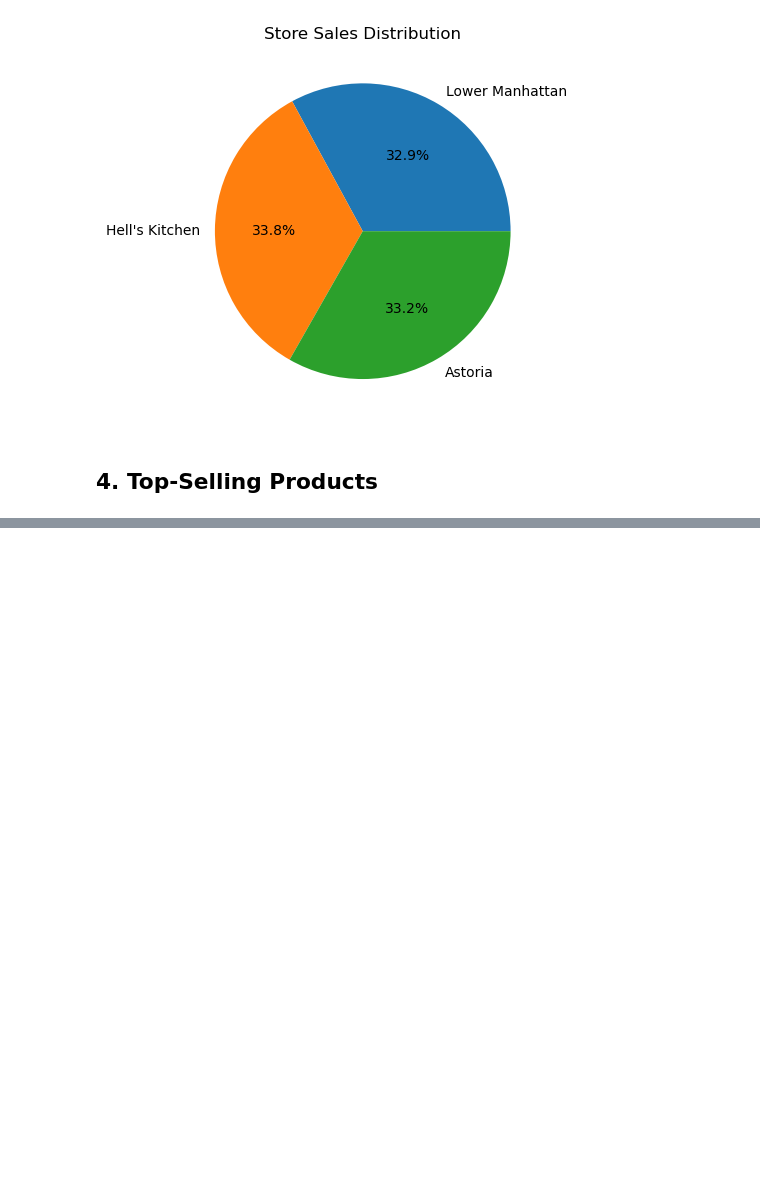
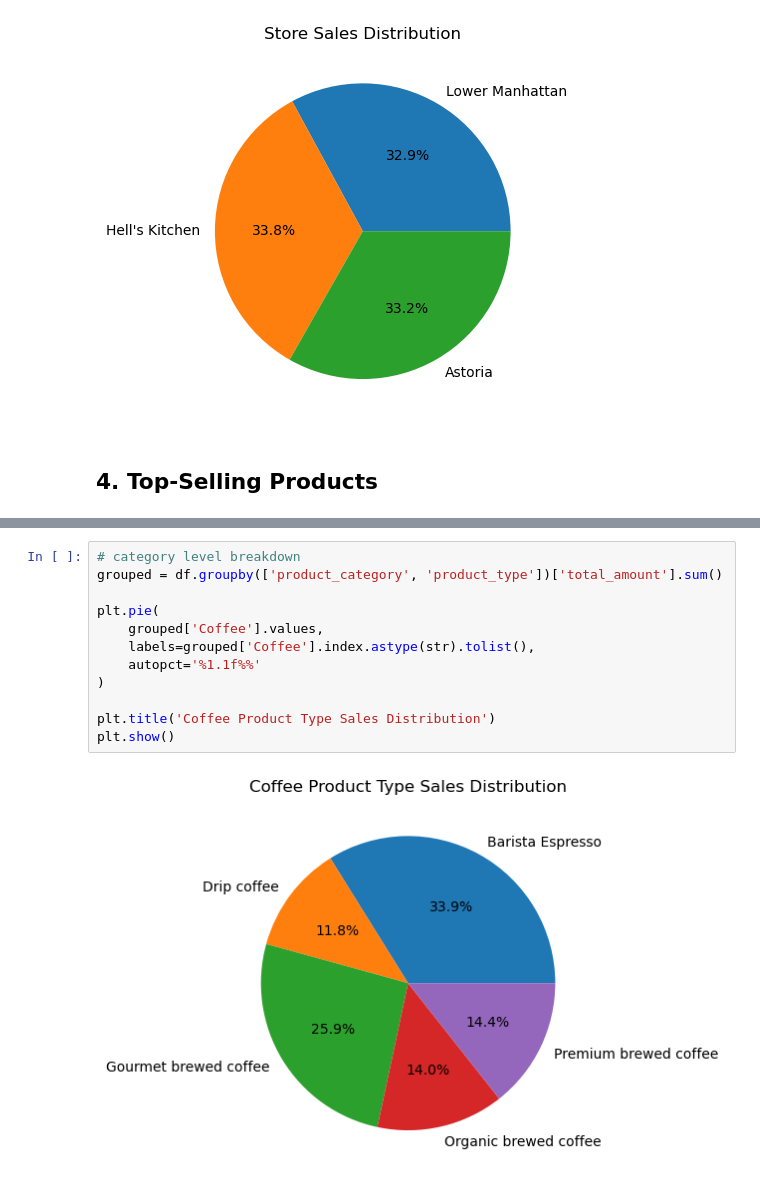
Before and after one commit to Priyanshu501/BrewedIQ, a Jupyter notebook: analysis.ipynb, the cells around one changed output, grey strips where cells are left out. Saved outputs shown, nothing was run; the diff lists cells and outputs as text; blank space fills up the shorter version.

```diff
--- a/analysis.ipynb
+++ b/analysis.ipynb
@@ -722,0 +759,14 @@ plt.show()
+# %%
+# category level breakdown
+grouped = df.groupby(['product_category', 'product_type'])['total_amount'].sum()
+
+plt.pie(
+    grouped['Coffee'].values,
+    labels=grouped['Coffee'].index.astype(str).tolist(),
+    autopct='%1.1f%%'
+)
+
+plt.title('Coffee Product Type Sales Distribution')
+plt.show()
+# %% [output]
+[figure, added]
```
Also changed, not shown: parts of 7 cells of this notebook.
